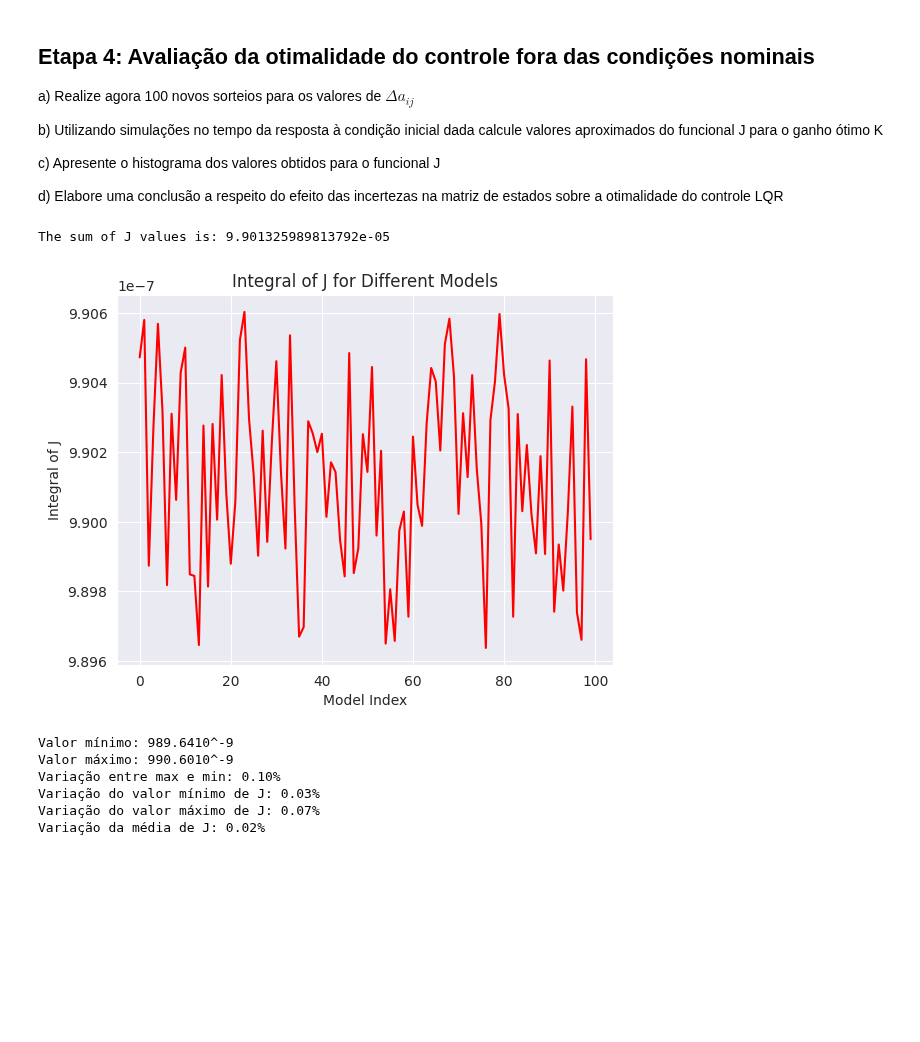
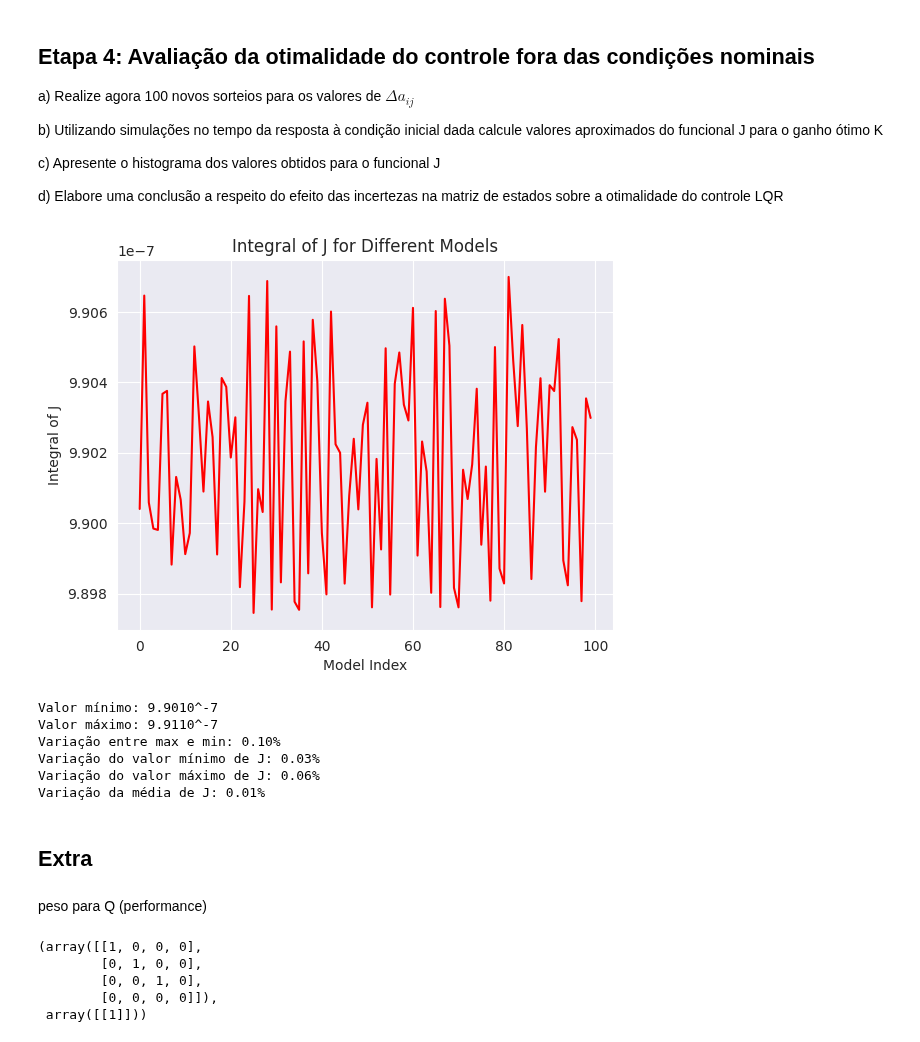
Before and after one commit to SKaiquelima/advanced-control, a Jupyter notebook: T1_SisLinCtrl/T1_SisLinCtrl.ipynb, the cells around one changed output. Drawn from its saved outputs; the diff is of its cells as text; code cells hidden in the pictures; blank space fills up the shorter version.

```diff
--- a/T1_SisLinCtrl/T1_SisLinCtrl.ipynb
+++ b/T1_SisLinCtrl/T1_SisLinCtrl.ipynb
@@ -192,7 +236,9 @@ d) Elabore uma conclusão a respeito do efeito das incertezas na matriz de estad
 MAX = 100
 
 # Create an empty list to store the values of the functional J
-functional_J_values = []
+Jp_list = []
+Ji = np.array([])
+Ji_array = np.array([])
 
 # Loop through the number of tests
 for i in range(MAX):
@@ -207,37 +253,39 @@ for i in range(MAX):
 
     # create the closed-loop system with the LQR controller
     Ac = A_new - B @ K
+    sys_lqr = matlab.ss(A_new, B, np.eye(4), 0)
 
-    sys = matlab.ss(A_new, B, np.eye(4), 0)
+    # simulate the system with the LQR controller
+    ylqr, t, xlqr = matlab.lsim(sys_lqr, 0 * t, t, x0)
 
-    # Calculate J
+    # Calculate J (thoery)
     J = np.dot(np.dot(x0.T, S), x0)
 
+    # Calculate J (simulation)
+    ylqr = ylqr.T
+    for j in range(len(ylqr)):
+        Ji_temp = ylqr[:, j].T @ Q @ ylqr[:, j] + (-K @ ylqr[:, j]).T @ R @ (-K @ ylqr[:, j])
+        Ji = np.append(Ji, Ji_temp)
+
+    Ji_array = np.append(Ji_array, np.trapz(Ji) * dt)
+
     # Append the value of J to the list
-    functional_J_values.append(J)
-
-# Calculate the sum of the functional J values
-sum_J = np.sum(functional_J_values)
-
-# Print the sum of J values
-print(f"The sum of J values is: {sum_J}")
+    Jp_list.append(J)
-# %% [output]
-The sum of J values is: 9.901325989813792e-05
 # %%
 # Assuming functional_J_values is a list
-functional_J_values = np.array(functional_J_values).flatten()
+functional_J_values = np.array(Jp).flatten()
 
 # Create a list of model indices
 model_indices = list(range(MAX))
 
 # Plot the integral of J for each model
 plt.plot(model_indices, functional_J_values, label='Integral of J', color='red')
 plt.xlabel('Model Index')
 plt.ylabel('Integral of J')
 plt.title('Integral of J for Different Models')
 plt.show()
 # %% [output]
-[figure, old version]
+[figure, new version]
 # %%
 # Variação entre max e min
 ji_max = max(functional_J_values)
@@ -247,16 +295,31 @@ v1 = abs(ji_min - J) / J * 100  # Quanto que o valor máximo do Funcional da ite
 v2 = abs(ji_max - J) / J * 100  # Quanto que o valor mínimo do Funcional da iteração varia de J
 v_med = abs(np.mean(functional_J_values) - J) / J * 100  # Quanto que a média dos Funcionais obtidos na iteração varia de J
 
-print(f'Valor mínimo: {ji_min*1e9:.2f}10^-9')
-print(f'Valor máximo: {ji_max*1e9:.2f}10^-9')
+print(f'Valor mínimo: {ji_min*1e7:.2f}10^-7')
+print(f'Valor máximo: {ji_max*1e7:.2f}10^-7')
 print(f'Variação entre max e min: {var:.2f}%')
 print(f'Variação do valor mínimo de J: {v1[0,0]:.2f}%')
 print(f'Variação do valor máximo de J: {v2[0,0]:.2f}%')
 print(f'Variação da média de J: {v_med[0,0]:.2f}%')
 # %% [output]
-Valor mínimo: 989.6410^-9
-Valor máximo: 990.6010^-9
+Valor mínimo: 9.9010^-7
+Valor máximo: 9.9110^-7
 Variação entre max e min: 0.10%
 Variação do valor mínimo de J: 0.03%
-Variação do valor máximo de J: 0.07%
-Variação da média de J: 0.02%
+Variação do valor máximo de J: 0.06%
+Variação da média de J: 0.01%
+# %% [markdown]
+## Extra
+# %% [markdown]
+peso para Q (performance)
+# %%
+Q = np.diag([1, 1, 1, 0])
+R = np.diag([1])
+
+Q, R
+# %% [output]
+(array([[1, 0, 0, 0],
+        [0, 1, 0, 0],
+        [0, 0, 1, 0],
+        [0, 0, 0, 0]]),
+ array([[1]]))
```
Also changed, not shown: parts of 11 cells of this notebook, 4 other files.
